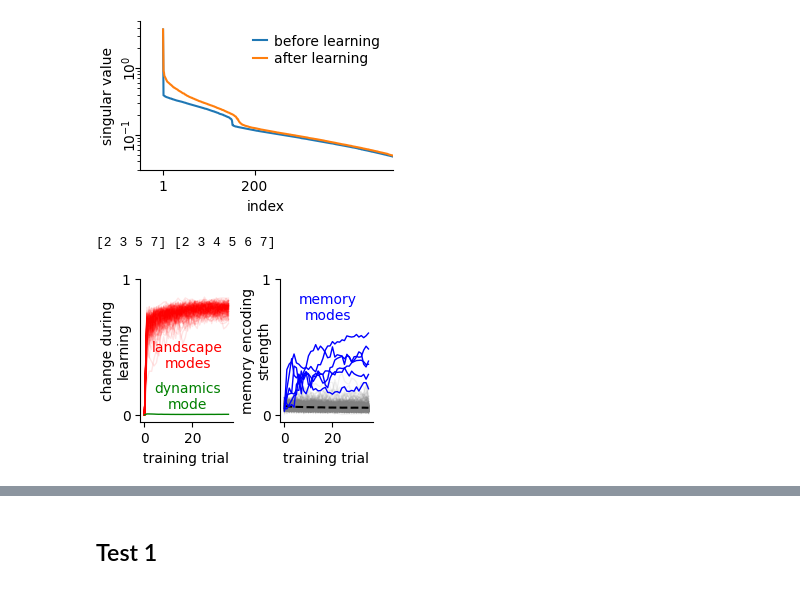
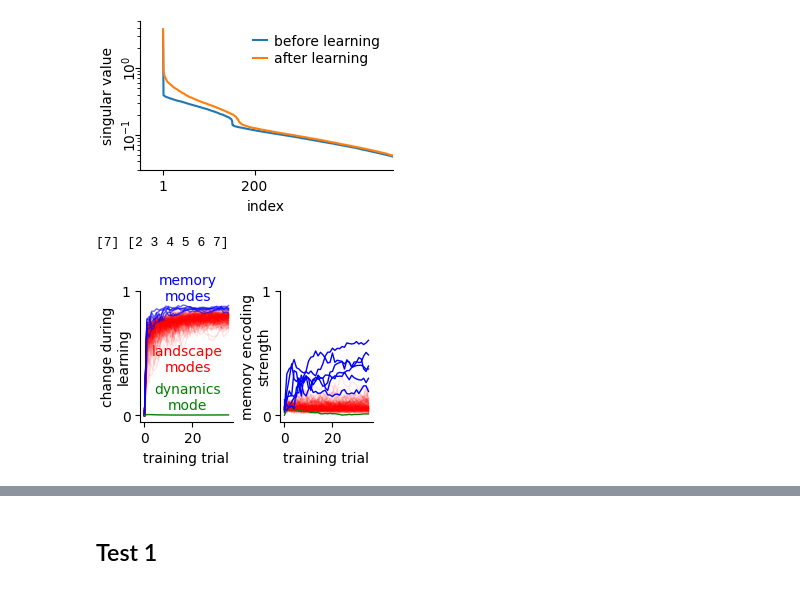
Before and after one commit to gongziyida/vocal-error-network, a Jupyter notebook: further_analysis/EIrec_analysis.ipynb, the cells around one changed output, grey strips where cells are left out. Saved outputs shown, nothing was run; the diff lists cells and outputs as text; code cells hidden in the pictures.

```diff
--- a/further_analysis/EIrec_analysis.ipynb
+++ b/further_analysis/EIrec_analysis.ipynb
@@ -73,38 +74,43 @@ ax.set_yticks([1e-1, 1], labels=['$10^{-1}$', '$10^0$'],
 fig.savefig(f'../svg/EIrec_analysis/{MODE}_log_singular_value.svg')
 # %% [output]
 [figure]
+# %%
+# find the threshold index that separates the meaningful modes from the "others"
+k_others = [np.argsort(np.diff(np.log10(svds[i][-1][1][120:220])))[0] + 120
+            for i in range(len(svds))]
+
+# characterize the change and memory encoding modes for one example run
+i_example = 1
+change, i_outlier, i_nonout = characterize_change(svds[i_example], first_n=k_others[i_example])
+mem_enc, i_memory, i_nonmem = characterize_memory(svds[i_example], syl, 'left')
+i_landscape = [i for i in i_nonmem if i != 0 and i < k_others[i_example]]
+i_others = [i for i in i_nonmem if i >= k_others[i_example]]
 # %%
-change, i_outlier, i_nonout = characterize_change(svds[1], first_n=150)
-mem_enc, i_memory, i_nonmem = characterize_memory(svds[1], syl, 'left')
-i_landscape = [i for i in i_nonmem if i != 0 and i < 150]
-
 print(i_outlier + 1, i_memory + 1)
-
 fig, ax = plt.subplots(1, 2, figsize=(2.8,2))
 
 ax[0].plot(change[:,i_landscape], c='r', alpha=0.1, lw=1, zorder=-1)
 ax[0].text(change.shape[0]//2, 0.35, 'landscape\nmodes', ha='center', c='r')
-# ax[0].plot(change[:,i_memory], c='b', alpha=0.6, lw=1, zorder=-1)
-# ax[0].plot(change[:,150:], c='purple', alpha=0.1, lw=1, zorder=-1)
-# ax[0].plot(change, c='grey', alpha=0.1, lw=1, zorder=-1)
-# ax[0].plot(change[:,1:].mean(axis=1), c='k', ls='--', zorder=1)
+ax[0].plot(change[:,i_memory], c='b', alpha=0.6, lw=1, zorder=-1)
+ax[0].text(change.shape[0]//2, 0.92, 'memory\nmodes', ha='center', c='b')
 ax[0].plot(change[:,0], c='g', lw=1, zorder=2)
 ax[0].text(change.shape[0]//2, 0.05, 'dynamics\nmode', ha='center', c='g')
 ax[0].set(yticks=[0, 1], ylim=[-0.05, 1])
 ax[0].set_ylabel('change during\nlearning', va='center')
 ax[0].set_xlabel('training trial', va='top')
-ax[1].set_rasterization_zorder(0)
+ax[0].set_rasterization_zorder(0)
 
-ax[1].plot(mem_enc[:,i_nonmem], c='grey', alpha=0.1, lw=1, zorder=-1)
-ax[1].plot(mem_enc[:,i_nonmem].mean(axis=1), c='k', ls='--', zorder=1)
+# ax[1].plot(mem_enc[:,i_nonmem], c='grey', alpha=0.1, lw=1, zorder=-1)
+ax[1].plot(mem_enc[:,i_landscape], c='r', alpha=0.1, lw=1, zorder=-1)
+ax[1].plot(mem_enc[:,0], c='g', alpha=1, lw=1, zorder=-1)
+# ax[1].plot(mem_enc[:,i_nonmem].mean(axis=1), c='k', ls='--', zorder=1, lw=1)
 ax[1].plot(mem_enc[:,i_memory], c='b', lw=1, alpha=1, zorder=1)
-ax[1].text(change.shape[0]//2, 0.7, 'memory\nmodes', ha='center', c='b')
 ax[1].set(ylim=[-0.05, 1], yticks=[0, 1])
 ax[1].set_ylabel('memory encoding\nstrength', va='center')
 ax[1].set_xlabel('training trial', va='top')
 ax[1].set_rasterization_zorder(0)
 
 fig.savefig(f'../svg/EIrec_analysis/{MODE}_mode_learning_curves_E2I2E.svg')
 # %% [output]
-[2 3 5 7] [2 3 4 5 6 7]
+[7] [2 3 4 5 6 7]
-[figure, old version]
+[figure, new version]
```
Also changed, not shown: parts of 12 cells of this notebook.
